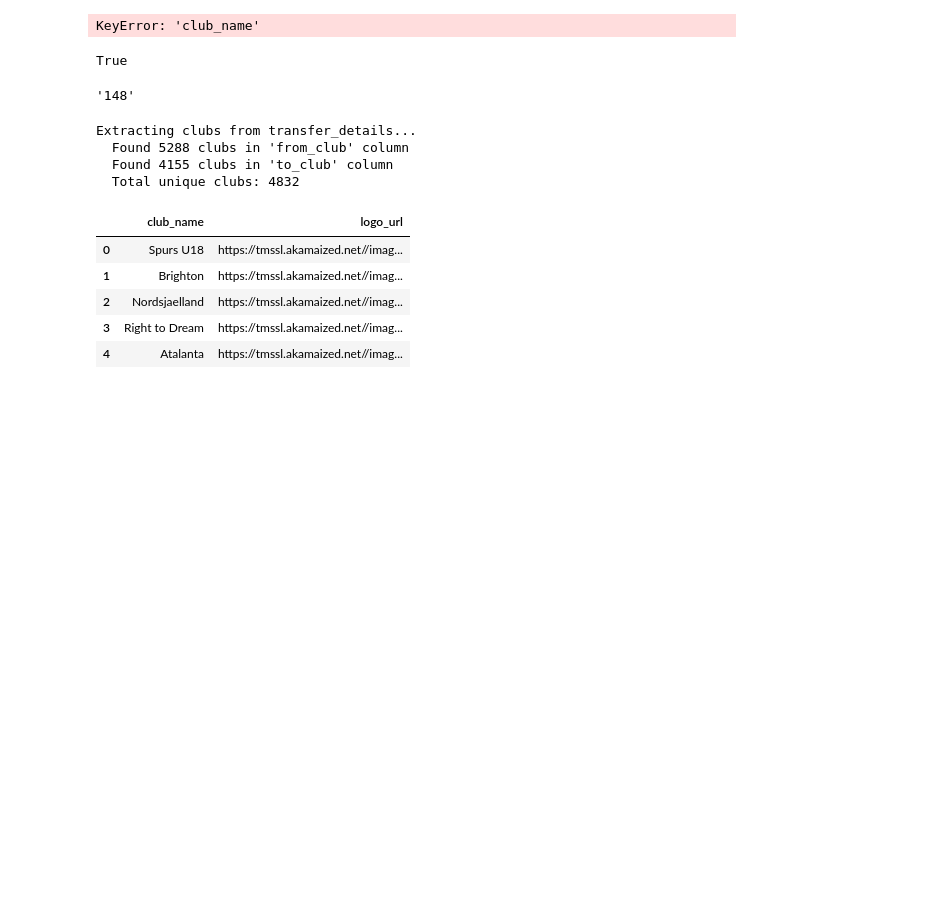
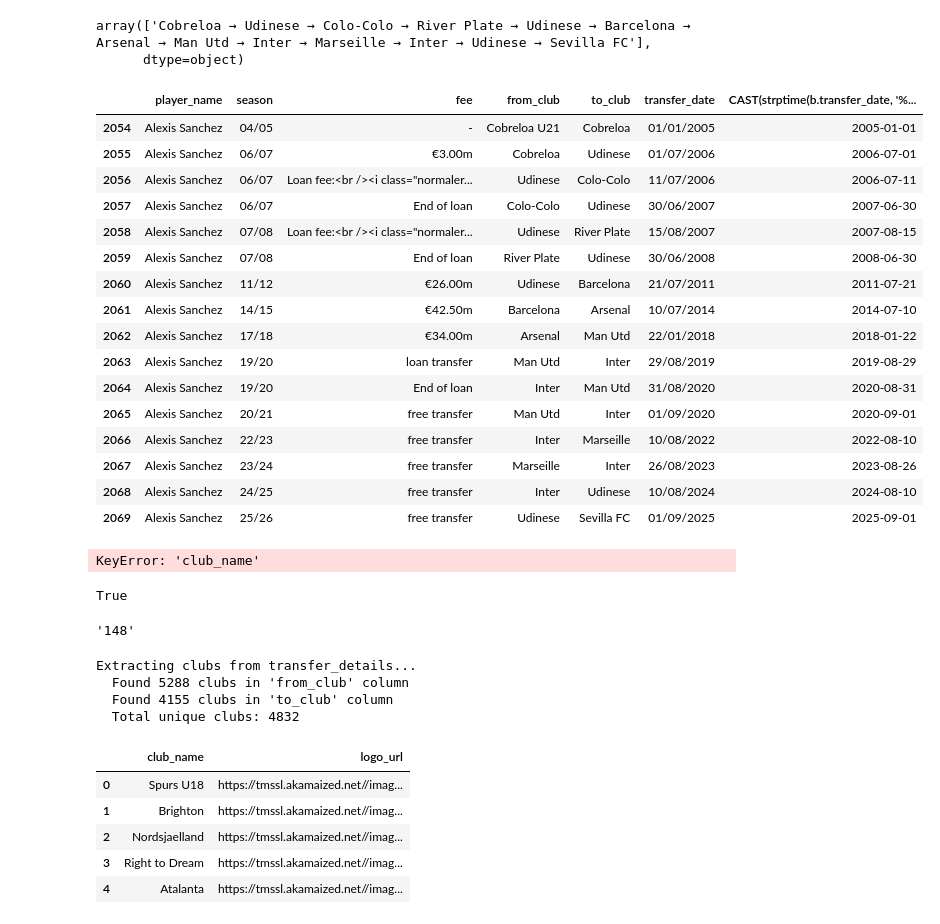
Before and after one commit to davidsirait/guess_the_player, a Jupyter notebook: notebook/scrapper.ipynb, the cells around one changed output. Cells and saved outputs as stored; diff of their text form; code cells hidden in the pictures; blank space fills up the shorter version.

```diff
--- a/notebook/scrapper.ipynb
+++ b/notebook/scrapper.ipynb
@@ -46,3 +86,28 @@ df[df['player_name'] == 'Kylian Mbappe']
+# %%
+df[df['player_name'].str.contains('Alexis Sanchez')]['sequence_string'].values
+# %% [output]
+array(['Cobreloa → Udinese → Colo-Colo → River Plate → Udinese → Barcelona → Arsenal → Man Utd → Inter → Marseille → Inter → Udinese → Sevilla FC'],
+      dtype=object)
+# %%
+df1[df1['player_name'] == 'Alexis Sanchez']
+# %% [output]
+|  | player_name | season | fee | from_club | to_club | transfer_date | CAST(strptime(b.transfer_date, '%... |
+| 2054 | Alexis Sanchez | 04/05 | - | Cobreloa U21 | Cobreloa | 01/01/2005 | 2005-01-01 |
+| 2055 | Alexis Sanchez | 06/07 | €3.00m | Cobreloa | Udinese | 01/07/2006 | 2006-07-01 |
+| 2056 | Alexis Sanchez | 06/07 | Loan fee:<br /><i class="normaler... | Udinese | Colo-Colo | 11/07/2006 | 2006-07-11 |
+| 2057 | Alexis Sanchez | 06/07 | End of loan | Colo-Colo | Udinese | 30/06/2007 | 2007-06-30 |
+| 2058 | Alexis Sanchez | 07/08 | Loan fee:<br /><i class="normaler... | Udinese | River Plate | 15/08/2007 | 2007-08-15 |
+| 2059 | Alexis Sanchez | 07/08 | End of loan | River Plate | Udinese | 30/06/2008 | 2008-06-30 |
+| 2060 | Alexis Sanchez | 11/12 | €26.00m | Udinese | Barcelona | 21/07/2011 | 2011-07-21 |
+| 2061 | Alexis Sanchez | 14/15 | €42.50m | Barcelona | Arsenal | 10/07/2014 | 2014-07-10 |
+| 2062 | Alexis Sanchez | 17/18 | €34.00m | Arsenal | Man Utd | 22/01/2018 | 2018-01-22 |
+| 2063 | Alexis Sanchez | 19/20 | loan transfer | Man Utd | Inter | 29/08/2019 | 2019-08-29 |
+| 2064 | Alexis Sanchez | 19/20 | End of loan | Inter | Man Utd | 31/08/2020 | 2020-08-31 |
+| 2065 | Alexis Sanchez | 20/21 | free transfer | Man Utd | Inter | 01/09/2020 | 2020-09-01 |
+| 2066 | Alexis Sanchez | 22/23 | free transfer | Inter | Marseille | 10/08/2022 | 2022-08-10 |
+| 2067 | Alexis Sanchez | 23/24 | free transfer | Marseille | Inter | 26/08/2023 | 2023-08-26 |
+| 2068 | Alexis Sanchez | 24/25 | free transfer | Inter | Udinese | 10/08/2024 | 2024-08-10 |
+| 2069 | Alexis Sanchez | 25/26 | free transfer | Udinese | Sevilla FC | 01/09/2025 | 2025-09-01 |
 # %%
 with open("../output/list_club.txt", "w") as f:
     for club in list(df['club_name'].sort_values(ascending = True).unique()):
```
Also changed, not shown: parts of 8 cells of this notebook, 1 other file.
